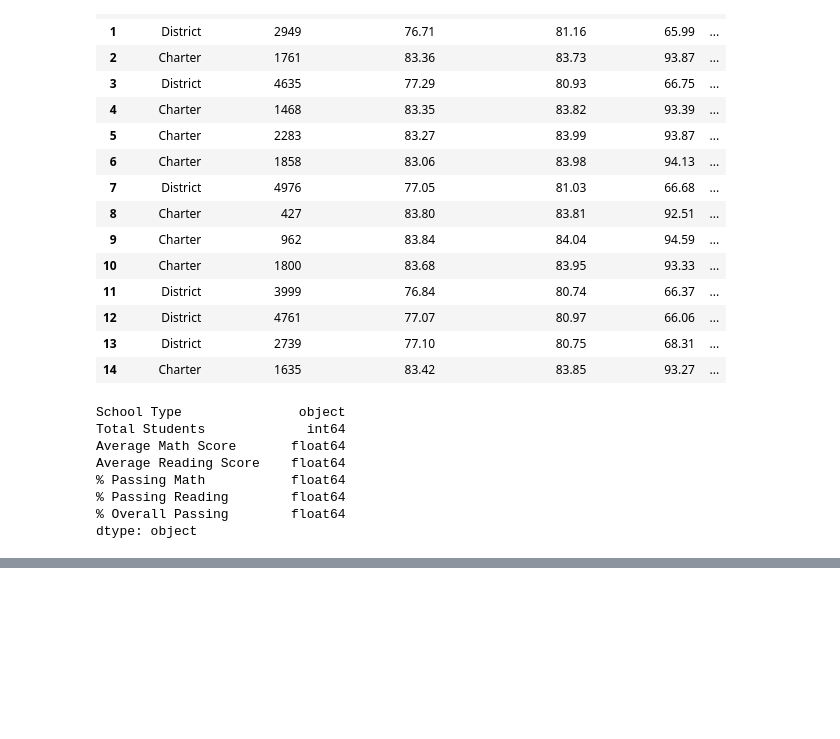
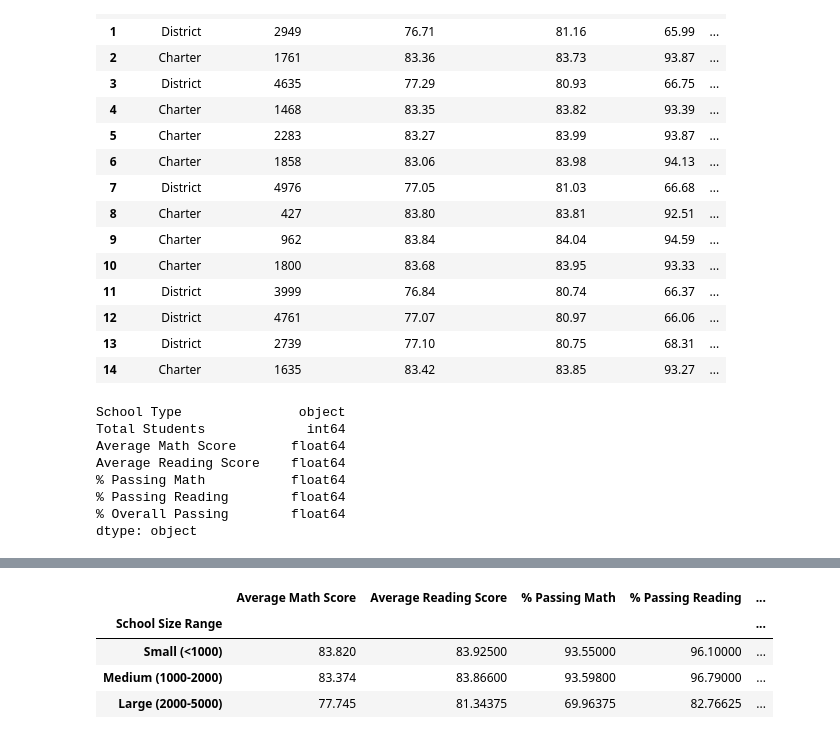
Before and after one commit to Jon-Pierson/pandas-challenge, a Jupyter notebook: PyCitySchools/main.ipynb, the cells around one changed output, grey strips where cells are left out. Cells and saved outputs as stored; diff of their text form; code cells hidden in the pictures; blank space fills up the shorter version.

```diff
--- a/PyCitySchools/main.ipynb
+++ b/PyCitySchools/main.ipynb
@@ -1049,0 +1122,10 @@ dtype: object
+# %%
+# Group the scores_by_school_size DataFrame by 'School Size Range' and calculate the average of the other columns
+scores_by_school_size_grouped = scores_by_school_size.groupby('School Size Range').mean()
+scores_by_school_size_grouped
+# %% [output]
+|  | Average Math Score | Average Reading Score | % Passing Math | % Passing Reading | ... |
+| School Size Range |  |  |  |  | ... |
+| Small (<1000) | 83.820 | 83.92500 | 93.55000 | 96.10000 | ... |
+| Medium (1000-2000) | 83.374 | 83.86600 | 93.59800 | 96.79000 | ... |
+| Large (2000-5000) | 77.745 | 81.34375 | 69.96375 | 82.76625 | ... |
```
Also changed, not shown: parts of 14 cells of this notebook, 1 other file.
